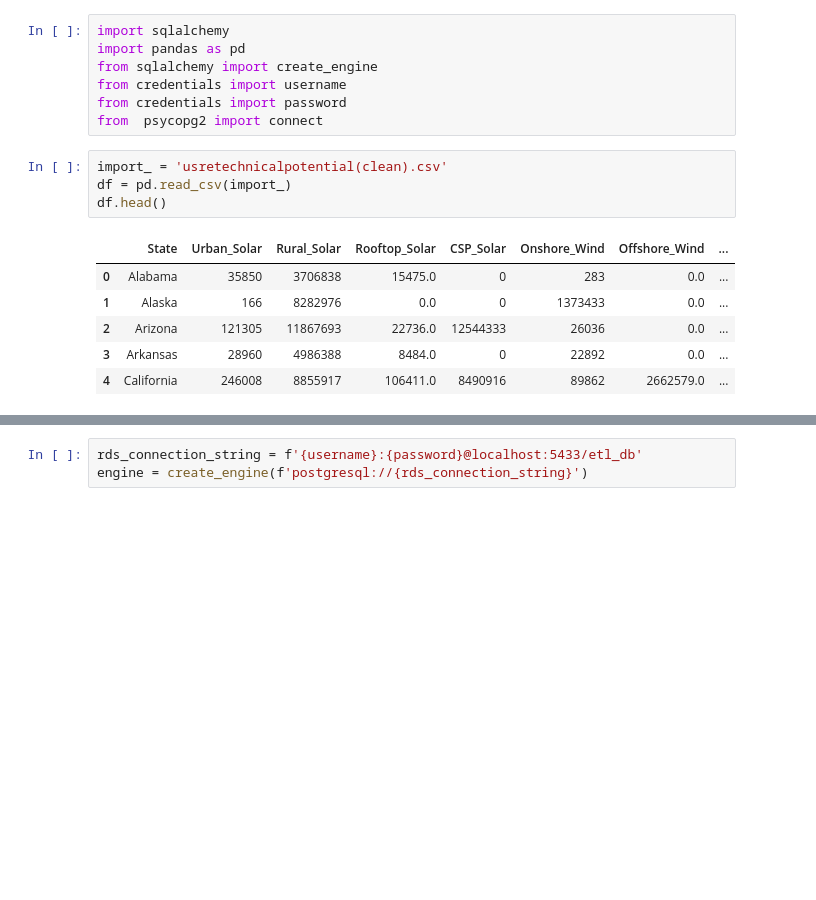
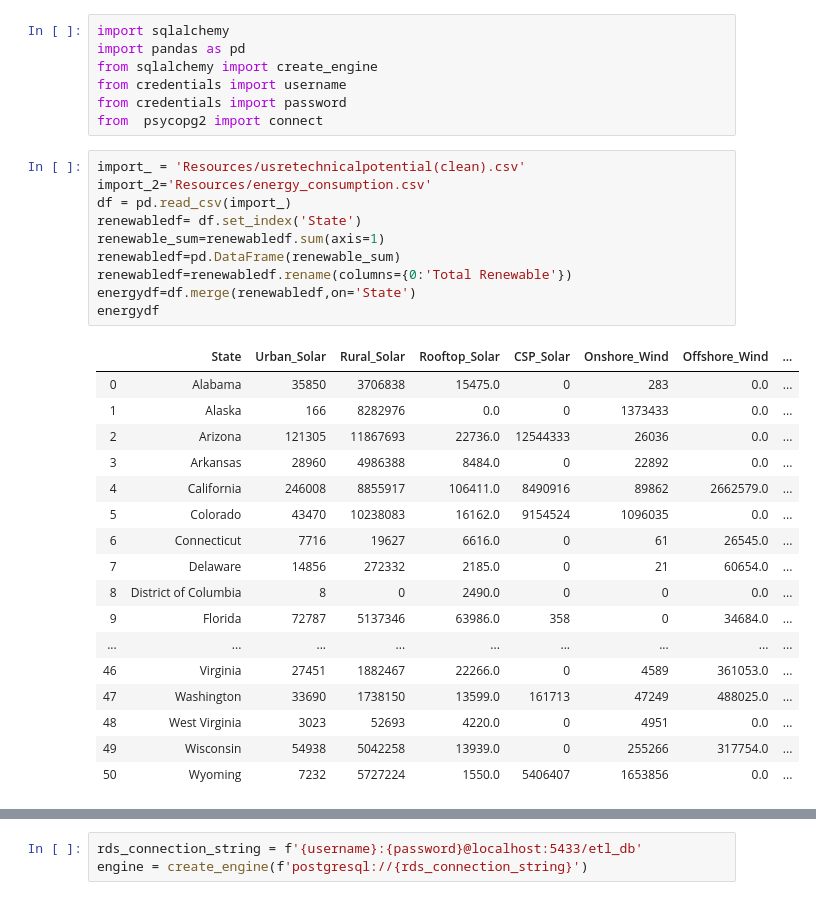
Before and after one commit to alimmemon/ETL_Project, a Jupyter notebook: ToDatabase.ipynb, the cells around one changed output, grey strips where cells are left out. Drawn from its saved outputs; the diff is of its cells as text; blank space fills up the shorter version.

```diff
--- a/ToDatabase.ipynb
+++ b/ToDatabase.ipynb
@@ -5,14 +5,31 @@ from sqlalchemy import create_engine
 from credentials import username
 from credentials import password
 from  psycopg2 import connect
-# %%
-import_ = 'usretechnicalpotential(clean).csv'
-df = pd.read_csv(import_)
-df.head()
-# %% [output]
-|  | State | Urban_Solar | Rural_Solar | Rooftop_Solar | CSP_Solar | Onshore_Wind | Offshore_Wind | ... |
-| 0 | Alabama | 35850 | 3706838 | 15475.0 | 0 | 283 | 0.0 | ... |
-| 1 | Alaska | 166 | 8282976 | 0.0 | 0 | 1373433 | 0.0 | ... |
-| 2 | Arizona | 121305 | 11867693 | 22736.0 | 12544333 | 26036 | 0.0 | ... |
-| 3 | Arkansas | 28960 | 4986388 | 8484.0 | 0 | 22892 | 0.0 | ... |
-| 4 | California | 246008 | 8855917 | 106411.0 | 8490916 | 89862 | 2662579.0 | ... |
+# %%
+import_ = 'Resources/usretechnicalpotential(clean).csv'
+import_2='Resources/energy_consumption.csv'
+df = pd.read_csv(import_)
+renewabledf= df.set_index('State')
+renewable_sum=renewabledf.sum(axis=1)
+renewabledf=pd.DataFrame(renewable_sum)
+renewabledf=renewabledf.rename(columns={0:'Total Renewable'})
+energydf=df.merge(renewabledf,on='State')
+energydf
+# %% [output]
+|  | State | Urban_Solar | Rural_Solar | Rooftop_Solar | CSP_Solar | Onshore_Wind | Offshore_Wind | ... |
+| 0 | Alabama | 35850 | 3706838 | 15475.0 | 0 | 283 | 0.0 | ... |
+| 1 | Alaska | 166 | 8282976 | 0.0 | 0 | 1373433 | 0.0 | ... |
+| 2 | Arizona | 121305 | 11867693 | 22736.0 | 12544333 | 26036 | 0.0 | ... |
+| 3 | Arkansas | 28960 | 4986388 | 8484.0 | 0 | 22892 | 0.0 | ... |
+| 4 | California | 246008 | 8855917 | 106411.0 | 8490916 | 89862 | 2662579.0 | ... |
+| 5 | Colorado | 43470 | 10238083 | 16162.0 | 9154524 | 1096035 | 0.0 | ... |
+| 6 | Connecticut | 7716 | 19627 | 6616.0 | 0 | 61 | 26545.0 | ... |
+| 7 | Delaware | 14856 | 272332 | 2185.0 | 0 | 21 | 60654.0 | ... |
+| 8 | District of Columbia | 8 | 0 | 2490.0 | 0 | 0 | 0.0 | ... |
+| 9 | Florida | 72787 | 5137346 | 63986.0 | 358 | 0 | 34684.0 | ... |
+| ... | ... | ... | ... | ... | ... | ... | ... | ... |
+| 46 | Virginia | 27451 | 1882467 | 22266.0 | 0 | 4589 | 361053.0 | ... |
+| 47 | Washington | 33690 | 1738150 | 13599.0 | 161713 | 47249 | 488025.0 | ... |
+| 48 | West Virginia | 3023 | 52693 | 4220.0 | 0 | 4951 | 0.0 | ... |
+| 49 | Wisconsin | 54938 | 5042258 | 13939.0 | 0 | 255266 | 317754.0 | ... |
+| 50 | Wyoming | 7232 | 5727224 | 1550.0 | 5406407 | 1653856 | 0.0 | ... |
```
Also changed, not shown: parts of 5 cells of this notebook, 7 other files.
